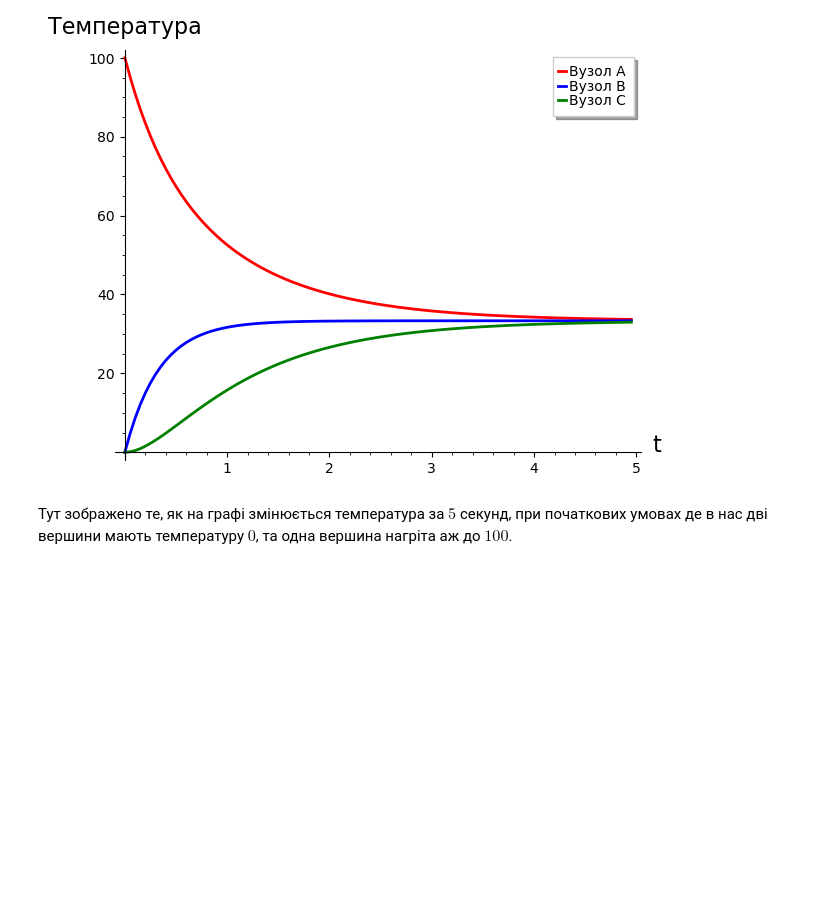
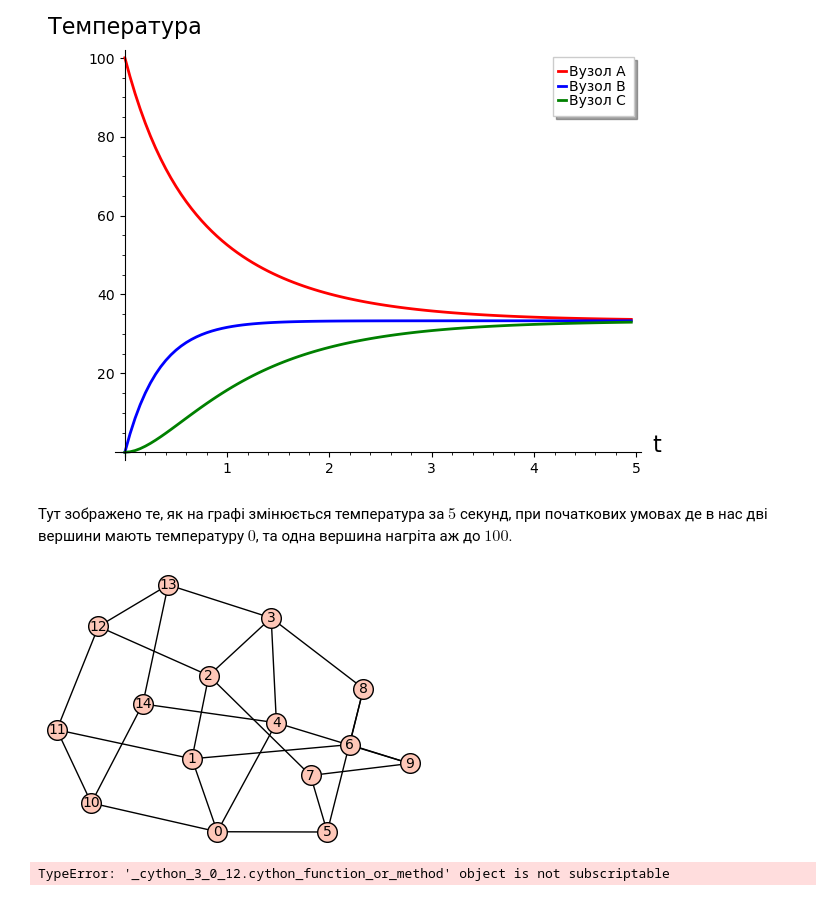
Before and after one commit to myyukhman/Pair-Project, a Jupyter notebook: Example.ipynb, the cells around one changed output. Saved outputs shown, nothing was run; the diff lists cells and outputs as text; code cells hidden in the pictures; blank space fills up the shorter version.

```diff
--- a/Example.ipynb
+++ b/Example.ipynb
@@ -51,3 +51,52 @@ show(p)
 [figure]
 # %% [markdown]
 Тут зображено те, як на графі змінюється температура за $5$ секунд, при початкових умовах де в нас дві вершини мають температуру $0$, та одна вершина нагріта аж до $100$.
+# %%
+import matplotlib.pyplot as plt
+import matplotlib.colors as colors
+
+u1 = vector(RDF, [34, 12, 88, 5, 47, 91, 23, 66, 74, 19, 12, 44, 52, 69, 38])
+
+data = [(0, 10), (1, 11), (2, 12), (3, 13), (4, 14), (10, 11), (11, 12), (12, 13), (13, 14), (10, 14)]
+H1 = graphs.PetersenGraph()
+H2 = Graph(data)
+U = H2.union(H1)
+U.show()
+
+A = matrix(RDF, U.adjacency_matrix())
+
+degrees = [U.degree(v) for v in U.vertices()]
+D = diagonal_matrix(RDF, degrees)
+
+L = D - A
+
+D_mat, Q = L.eigenmatrix_right()
+
+Q_inv = Q.inverse()
+
+def u(t):
+    # D_mat[i,i] — це наші власні значення
+    exp_Lambda = diagonal_matrix(RDF, [exp(-D_mat[i,i] * t) for i in range(D_mat.nrows())])
+    return Q * exp_Lambda * Q_inv * u1
+
+times = srange(0, 5, 0.05)
+
+vals = [[] for _ in range(len(u1))]
+
+for t in times:
+    ut = u(t).n()
+    for i in range(len(u1)):
+        vals[i].append(ut[0])
+
+cmap = plt.get_cmap('coolwarm')
+norm = colors.Normalize(vmin=min(vector[1]), vmax=max(vector[1]))
+
+p = Graphics()
+for i in range(len(u1)):
+    p += line(list(zip(times, vals[i])), color="red", legend_label="Вузол A", thickness=2)
+
+p.axes_labels(["t", "Температура"])
+show(p)
+# %% [output]
+[figure, added]
+TypeError: '_cython_3_0_12.cython_function_or_method' object is not subscriptable
```
